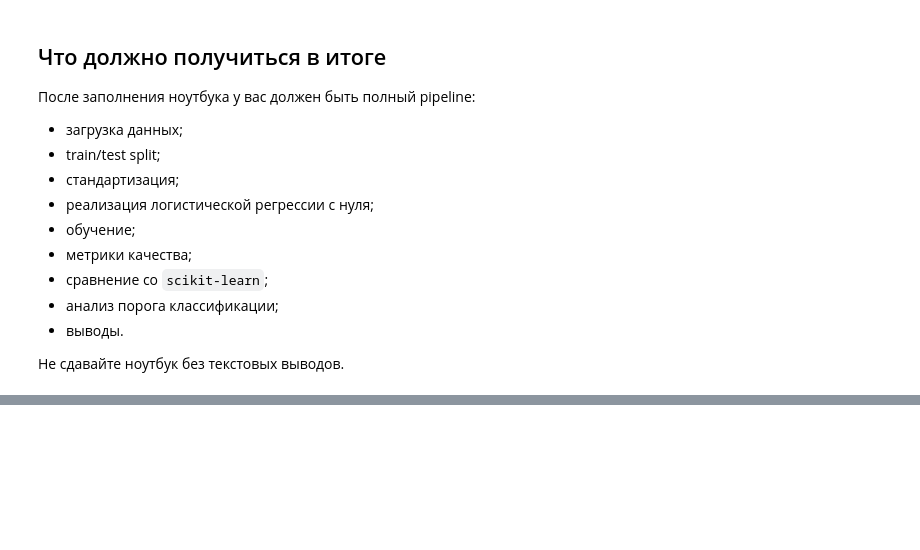
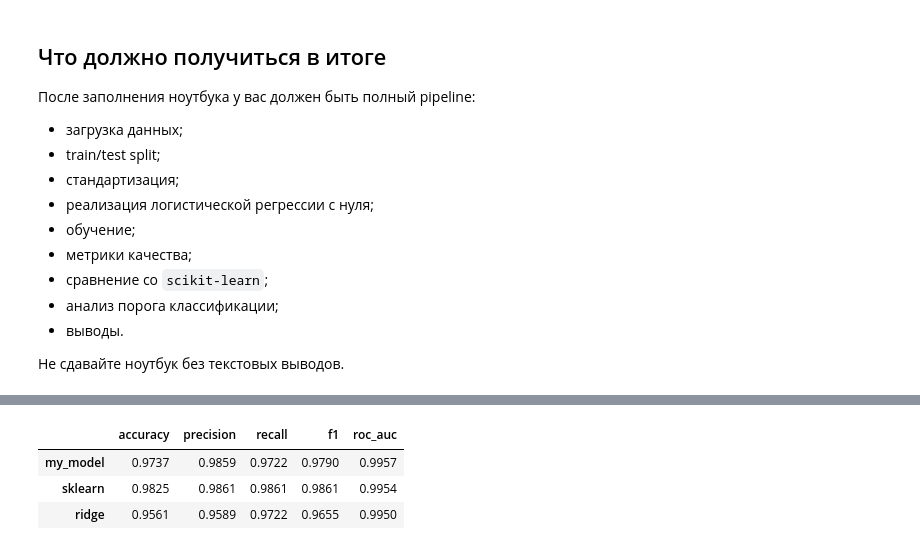
Before and after one commit to MichaelNebyshynets/ml-course-hw, a Jupyter notebook: hw05/logreg_practice_student.ipynb, the cells around one changed output, grey strips where cells are left out. Saved outputs shown, nothing was run; the diff lists cells and outputs as text; code cells hidden in the pictures; blank space fills up the shorter version.

```diff
--- a/hw05/logreg_practice_student.ipynb
+++ b/hw05/logreg_practice_student.ipynb
@@ -611,0 +721,8 @@ pd.DataFrame(rows).round(4)
+# %%
+compare_ridge = pd.DataFrame([my_metrics, sk_metrics, ridge_metrics], index=["my_model", "sklearn", "ridge"])
+display(compare_ridge.round(4))
+# %% [output]
+|  | accuracy | precision | recall | f1 | roc_auc |
+| my_model | 0.9737 | 0.9859 | 0.9722 | 0.9790 | 0.9957 |
+| sklearn | 0.9825 | 0.9861 | 0.9861 | 0.9861 | 0.9954 |
+| ridge | 0.9561 | 0.9589 | 0.9722 | 0.9655 | 0.9950 |
```
Also changed, not shown: parts of 7 cells of this notebook, 1 other file.
